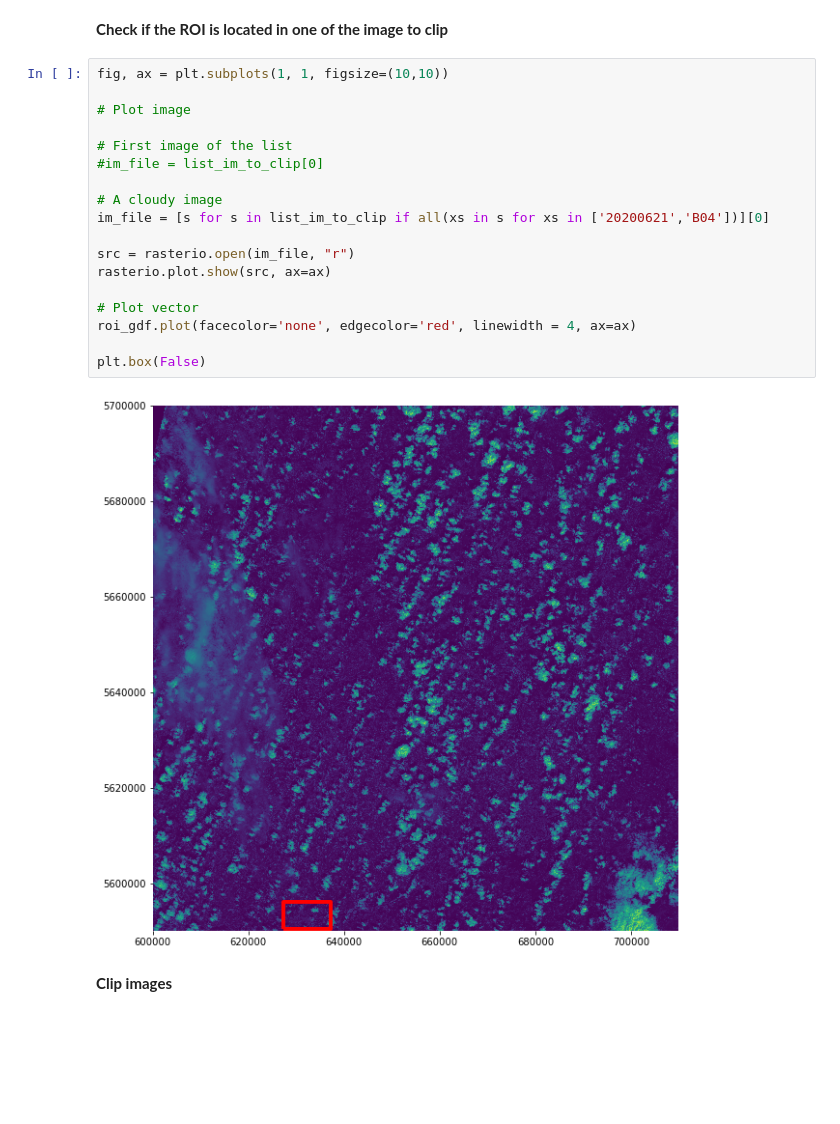
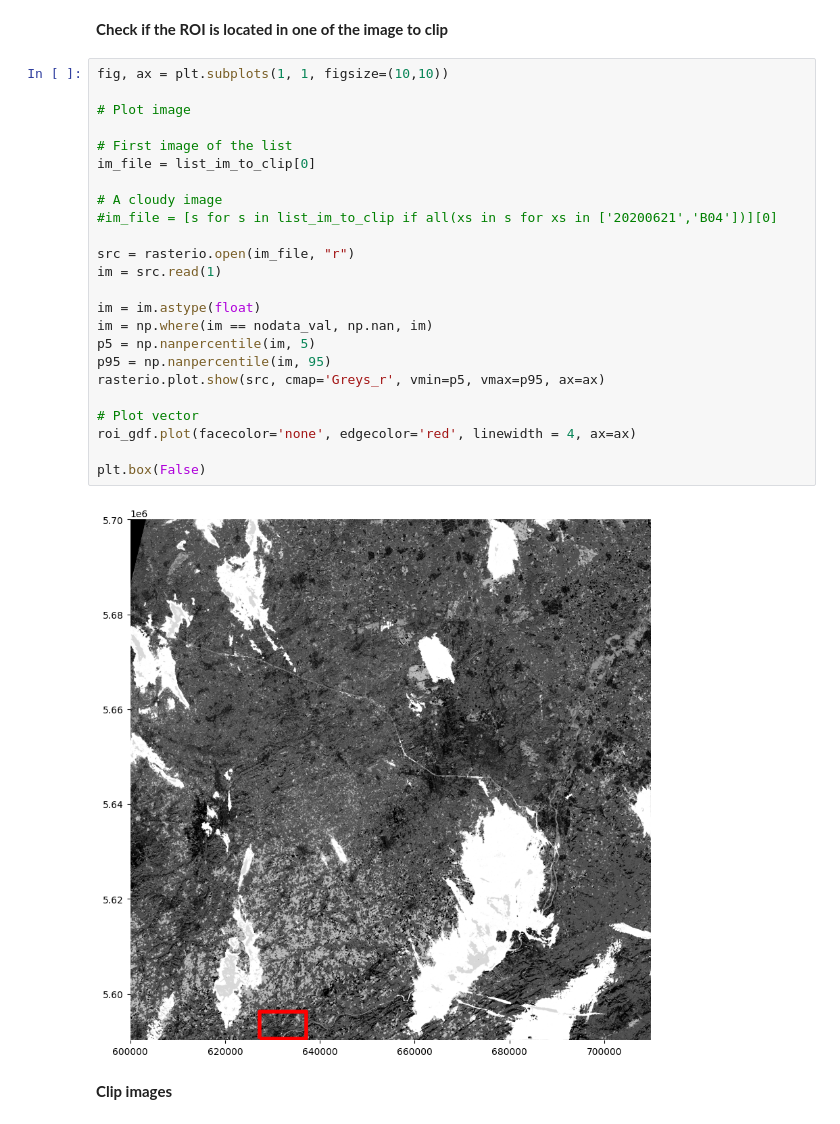
Before and after one commit to nicolasdeffense/eo-toolbox-rtd, a Jupyter notebook: docs/source/sentinel_2/s2_prepro.ipynb, the cells around one changed output. Drawn from its saved outputs; the diff is of its cells as text; blank space fills up the shorter version.

```diff
--- a/docs/source/sentinel_2/s2_prepro.ipynb
+++ b/docs/source/sentinel_2/s2_prepro.ipynb
@@ -261,23 +248,29 @@ There are 72 images to clip
 # %%
 fig, ax = plt.subplots(1, 1, figsize=(10,10))
 
 # Plot image
 
 # First image of the list
-#im_file = list_im_to_clip[0]
+im_file = list_im_to_clip[0]
 
 # A cloudy image
-im_file = [s for s in list_im_to_clip if all(xs in s for xs in ['20200621','B04'])][0]
+#im_file = [s for s in list_im_to_clip if all(xs in s for xs in ['20200621','B04'])][0]
 
 src = rasterio.open(im_file, "r")
-rasterio.plot.show(src, ax=ax)
+im = src.read(1)
+
+im = im.astype(float)
+im = np.where(im == nodata_val, np.nan, im)
+p5 = np.nanpercentile(im, 5)
+p95 = np.nanpercentile(im, 95)
+rasterio.plot.show(src, cmap='Greys_r', vmin=p5, vmax=p95, ax=ax)
 
 # Plot vector
 roi_gdf.plot(facecolor='none', edgecolor='red', linewidth = 4, ax=ax)
 
 plt.box(False)
 # %% [output]
-[figure, old version]
+[figure, new version]
 # %% [markdown]
 **Clip images**
 # %%
```
Also changed, not shown: parts of 7 cells of this notebook, 2 other files.
